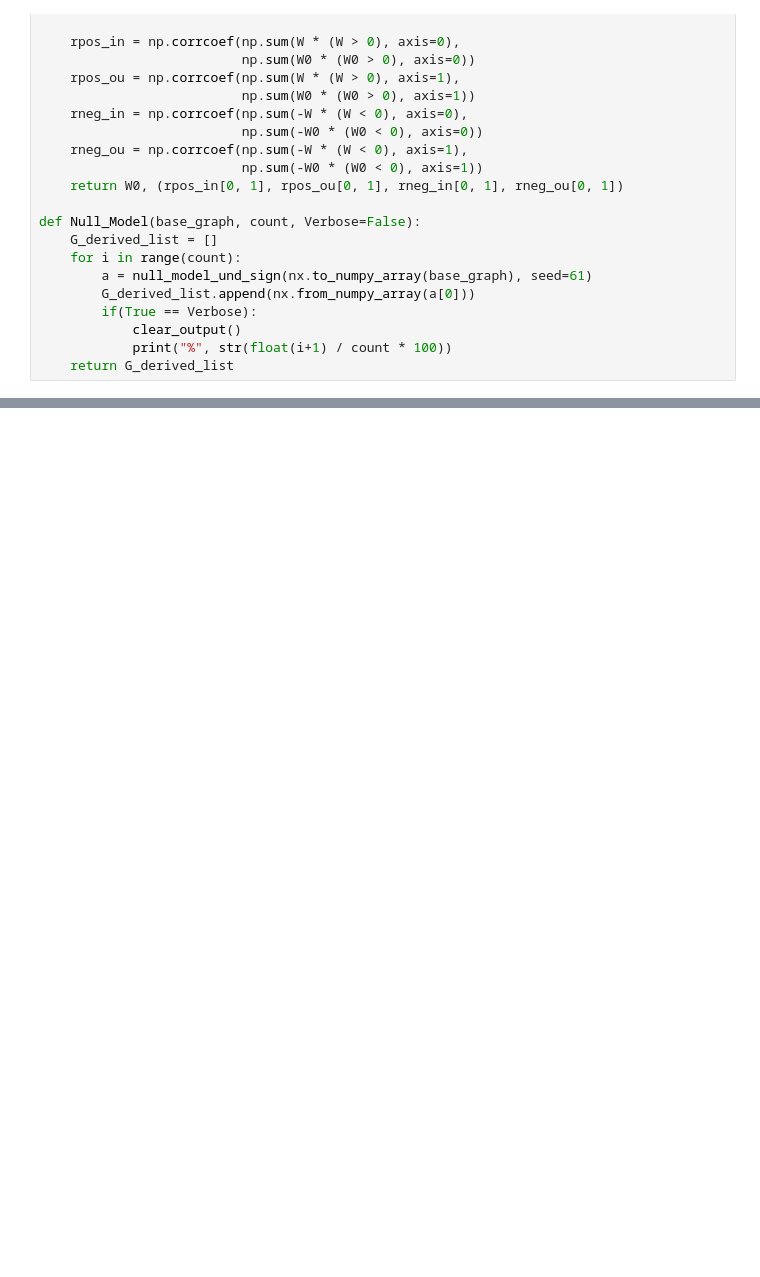
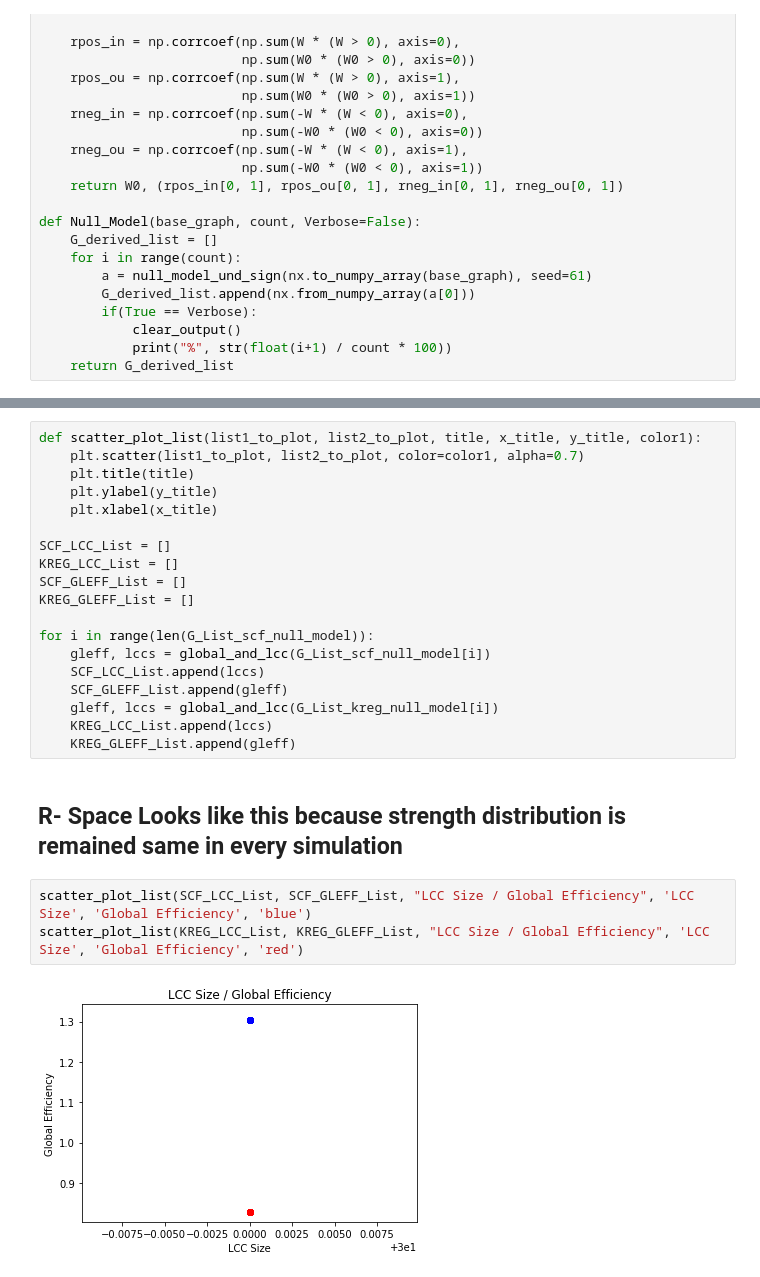
Before and after one commit to moreflexible/ResilienceOfGraphs, a Jupyter notebook: notebook.ipynb, the cells around one changed output, grey strips where cells are left out. Drawn from its saved outputs; the diff is of its cells as text; blank space fills up the shorter version.

```diff
--- a/notebook.ipynb
+++ b/notebook.ipynb
@@ -537 +564,27 @@ plot_list(SCF_Mean_tgt_gleff, KREG_Mean_tgt_gleff, "Target Attacked Mean Global
 <Figure size 432x288 with 0 Axes>
+# %%
+def scatter_plot_list(list1_to_plot, list2_to_plot, title, x_title, y_title, color1):
+    plt.scatter(list1_to_plot, list2_to_plot, color=color1, alpha=0.7)
+    plt.title(title)
+    plt.ylabel(y_title)
+    plt.xlabel(x_title)
+
+SCF_LCC_List = []
+KREG_LCC_List = []
+SCF_GLEFF_List = []
+KREG_GLEFF_List = []
+
+for i in range(len(G_List_scf_null_model)):
+    gleff, lccs = global_and_lcc(G_List_scf_null_model[i])
+    SCF_LCC_List.append(lccs)
+    SCF_GLEFF_List.append(gleff)
+    gleff, lccs = global_and_lcc(G_List_kreg_null_model[i])
+    KREG_LCC_List.append(lccs)
+    KREG_GLEFF_List.append(gleff)
+# %% [markdown]
+## R- Space Looks like this because strength distribution is remained same in every simulation
+# %%
+scatter_plot_list(SCF_LCC_List, SCF_GLEFF_List, "LCC Size / Global Efficiency", 'LCC Size', 'Global Efficiency', 'blue')
+scatter_plot_list(KREG_LCC_List, KREG_GLEFF_List, "LCC Size / Global Efficiency", 'LCC Size', 'Global Efficiency', 'red')
+# %% [output]
+[figure, added]
```
Also changed, not shown: parts of 23 cells of this notebook, 2 other files.
